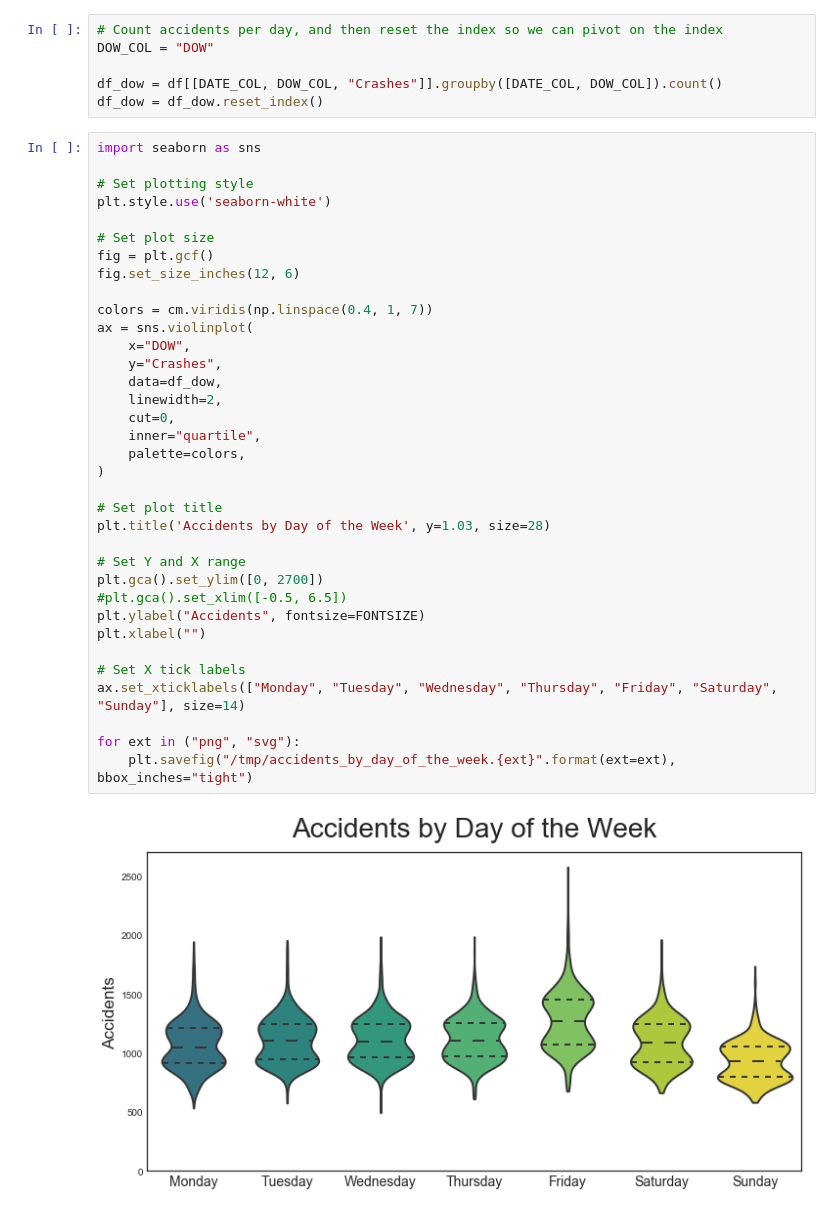
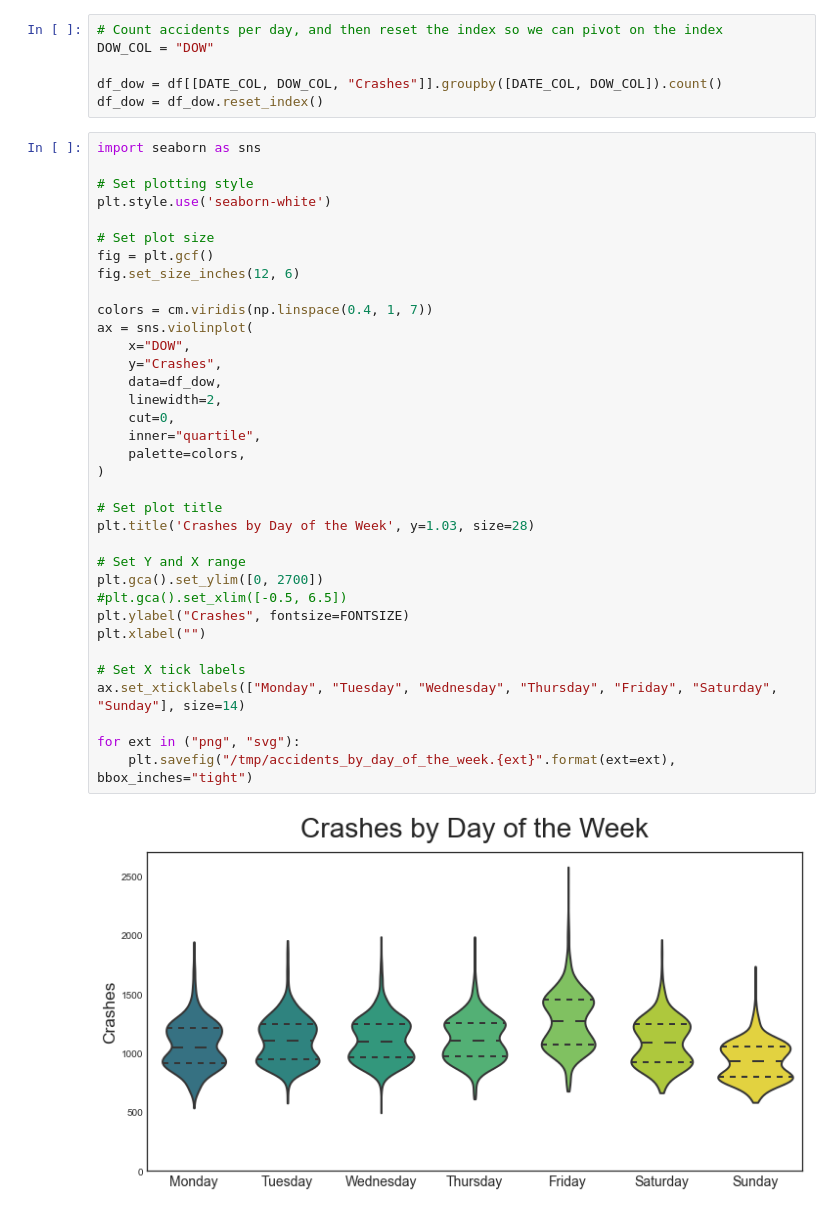
Before and after one commit to agude/agude.github.io, a Jupyter notebook: files/switrs-accidents-by-date/SWITRS Crash Dates.ipynb, the cells around one changed output. Drawn from its saved outputs; the diff is of its cells as text.

```diff
--- a/files/switrs-accidents-by-date/SWITRS Crash Dates.ipynb
+++ b/files/switrs-accidents-by-date/SWITRS Crash Dates.ipynb
@@ -236,33 +236,33 @@ import seaborn as sns
 plt.style.use('seaborn-white')
 
 # Set plot size
 fig = plt.gcf()
 fig.set_size_inches(12, 6)
 
 colors = cm.viridis(np.linspace(0.4, 1, 7))
 ax = sns.violinplot(
     x="DOW",
     y="Crashes",
     data=df_dow,
     linewidth=2,
     cut=0,
     inner="quartile",
     palette=colors,
 )
 
 # Set plot title
-plt.title('Accidents by Day of the Week', y=1.03, size=28)
+plt.title('Crashes by Day of the Week', y=1.03, size=28)
 
 # Set Y and X range
 plt.gca().set_ylim([0, 2700])
 #plt.gca().set_xlim([-0.5, 6.5])
-plt.ylabel("Accidents", fontsize=FONTSIZE)
+plt.ylabel("Crashes", fontsize=FONTSIZE)
 plt.xlabel("")
 
 # Set X tick labels
 ax.set_xticklabels(["Monday", "Tuesday", "Wednesday", "Thursday", "Friday", "Saturday", "Sunday"], size=14)
 
 for ext in ("png", "svg"):
     plt.savefig("/tmp/accidents_by_day_of_the_week.{ext}".format(ext=ext), bbox_inches="tight")
 # %% [output]
-[figure, old version]
+[figure, new version]
```
Also changed, not shown: parts of 2 cells of this notebook, 28 other files.
